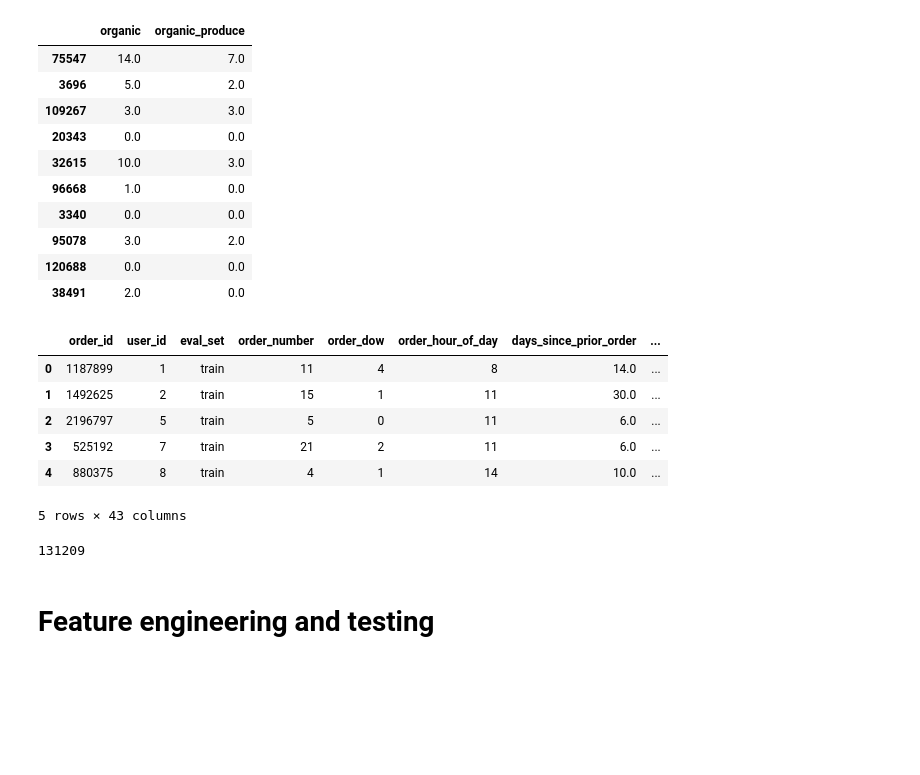
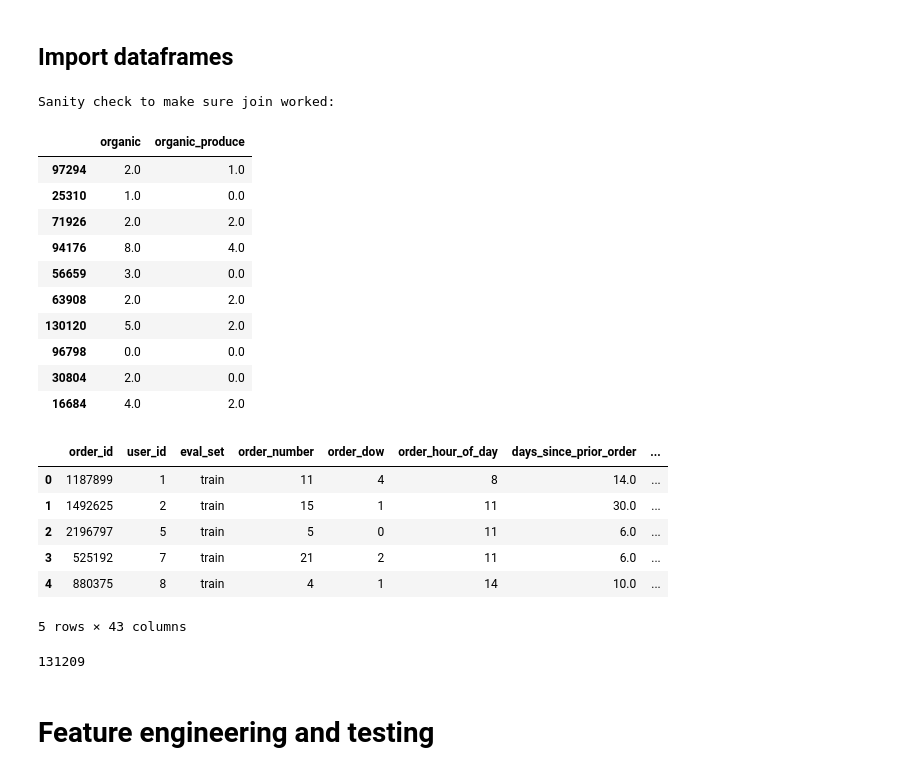
Before and after one commit to jeffcfho/OrganicFoodBuyers, a Jupyter notebook: notebooks/3_Final_Model_Tests_ClassificationTree_vs_LogisticRegression.ipynb, the cells around one changed output. Cells and saved outputs as stored; diff of their text form; code cells hidden in the pictures; blank space fills up the shorter version.

```diff
--- a/notebooks/3_Final_Model_Output_ClassificationTree_vs_LogisticRegression.ipynb
+++ b/notebooks/3_Final_Model_Tests_ClassificationTree_vs_LogisticRegression.ipynb
@@ -10,48 +28,54 @@ from sklearn import tree
 from sklearn.decomposition import PCA
 from sklearn import metrics
 import pydotplus
+# %% [markdown]
+## Import dataframes
 # %%
 # Bring in modeling dataframe with users and features representing past purchases by dept
-df = pd.read_csv('modeling_dfs/users_order_by_prev_dept.csv')
+df = pd.read_csv('../modeling_dfs/users_order_by_prev_dept.csv')
 df.drop(['Unnamed: 0'],axis=1,inplace=True)
 
 #join a dataframe with info on organic_produce specifically
-df_org_produce = pd.read_csv('modeling_dfs/users_order_by_prev_org.csv')
+df_org_produce = pd.read_csv('../modeling_dfs/users_order_by_prev_org.csv')
 df_org_produce.drop(['Unnamed: 0'],axis=1,inplace=True)
 df = df.merge(df_org_produce[['order_id','organic_produce','any_organic_produce',
                               'organic_non_produce','any_organic_non_produce',
                               'organic_produce_prev','any_organic_produce_prev']],on='order_id')
+print('Sanity check to make sure join worked:')
 display(df[['organic','organic_produce']].sample(10)) #sanity check for join because any_organic_produce should always be less
 
 #join a dataframe with historical produce buying
-df_hist_org = pd.read_csv('modeling_dfs/users_hist_org.csv')
+df_hist_org = pd.read_csv('../modeling_dfs/users_hist_org.csv')
 df_hist_org=df_hist_org.rename(columns = {'organic':'hist_organic','organic_produce':'hist_organic_produce'})
 df_hist_org['any_hist_organic'] = df_hist_org['hist_organic']>0
 df_hist_org['any_hist_organic_produce'] = df_hist_org['hist_organic_produce']>0
 df_hist_org.sample(20)
 
 df = df.merge(df_hist_org,on='user_id')
-display(df.head(5))
-display(len(df))
 # %% [output]
+Sanity check to make sure join worked:
 |  | organic | organic_produce |
-| 75547 | 14.0 | 7.0 |
-| 3696 | 5.0 | 2.0 |
-| 109267 | 3.0 | 3.0 |
-| 20343 | 0.0 | 0.0 |
-| 32615 | 10.0 | 3.0 |
-| 96668 | 1.0 | 0.0 |
-| 3340 | 0.0 | 0.0 |
-| 95078 | 3.0 | 2.0 |
-| 120688 | 0.0 | 0.0 |
-| 38491 | 2.0 | 0.0 |
+| 97294 | 2.0 | 1.0 |
+| 25310 | 1.0 | 0.0 |
+| 71926 | 2.0 | 2.0 |
+| 94176 | 8.0 | 4.0 |
+| 56659 | 3.0 | 0.0 |
+| 63908 | 2.0 | 2.0 |
+| 130120 | 5.0 | 2.0 |
+| 96798 | 0.0 | 0.0 |
+| 30804 | 2.0 | 0.0 |
+| 16684 | 4.0 | 2.0 |
-|  | order_id | user_id | eval_set | order_number | order_dow | order_hour_of_day | days_since_prior_order | ... |
-| 0 | 1187899 | 1 | train | 11 | 4 | 8 | 14.0 | ... |
-| 1 | 1492625 | 2 | train | 15 | 1 | 11 | 30.0 | ... |
-| 2 | 2196797 | 5 | train | 5 | 0 | 11 | 6.0 | ... |
-| 3 | 525192 | 7 | train | 21 | 2 | 11 | 6.0 | ... |
-| 4 | 880375 | 8 | train | 4 | 1 | 14 | 10.0 | ... |
-5 rows × 43 columns
-131209
+# %%
+display(df.head(5))
+display(len(df))
+# %% [output]
+|  | order_id | user_id | eval_set | order_number | order_dow | order_hour_of_day | days_since_prior_order | ... |
+| 0 | 1187899 | 1 | train | 11 | 4 | 8 | 14.0 | ... |
+| 1 | 1492625 | 2 | train | 15 | 1 | 11 | 30.0 | ... |
+| 2 | 2196797 | 5 | train | 5 | 0 | 11 | 6.0 | ... |
+| 3 | 525192 | 7 | train | 21 | 2 | 11 | 6.0 | ... |
+| 4 | 880375 | 8 | train | 4 | 1 | 14 | 10.0 | ... |
+5 rows × 43 columns
+131209
 # %% [markdown]
 # Feature engineering and testing
```
Also changed, not shown: parts of 25 cells of this notebook, 1 other file.
